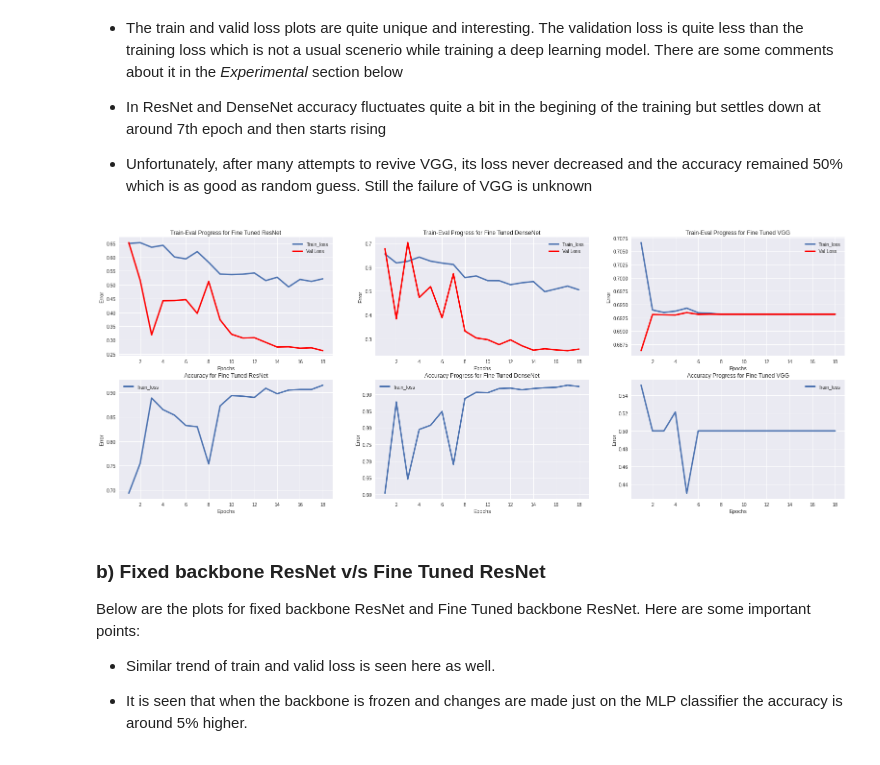
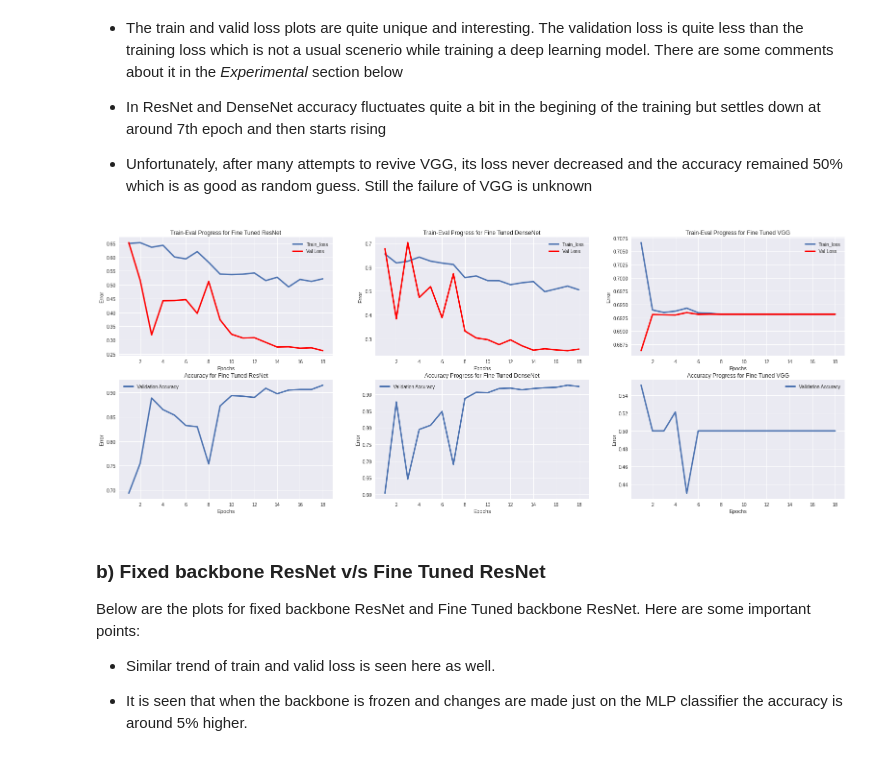
Before and after one commit to vardeep-sandhu/CudaLab, a Jupyter notebook: Sheet04/Sheet04.ipynb, the cells around one changed output. Drawn from its saved outputs; the diff is of its cells as text; code cells hidden in the pictures.

```diff
--- a/Sheet04/Sheet04.ipynb
+++ b/Sheet04/Sheet04.ipynb
@@ -519,39 +519,39 @@ ax[0][2].set_xticks(np.arange(2, 19, step=2))
 ax[0][2].set_title("Train-Eval Progress for Fine Tuned VGG")
 
 # accuracy
-ax[1][0].plot(stats_resnet_finetuned['epoch'], stats_resnet_finetuned['valid_acc'], label="Train_loss", linewidth=3)
+ax[1][0].plot(stats_resnet_finetuned['epoch'], stats_resnet_finetuned['valid_acc'], label="Validation Accuracy", linewidth=3)
 # ax[1][0].plot(stats_resnet_finetuned['epoch'], stats_resnet_finetuned['val_loss'], label="Val Loss", c='red', linewidth=3)
 ax[1][0].legend(loc='best')
 ax[1][0].set_xlabel("Epochs")
 ax[1][0].set_ylabel("Error")
 ax[1][0].set_xticks(np.arange(2, 19, step=2))
 
 ax[1][0].set_title("Accuracy for Fine Tuned ResNet")
 
 
-ax[1][1].plot(stats_dense_finetuned['epoch'], stats_dense_finetuned['valid_acc'], label="Train_loss", linewidth=3)
+ax[1][1].plot(stats_dense_finetuned['epoch'], stats_dense_finetuned['valid_acc'], label="Validation Accuracy", linewidth=3)
 # ax[1][1].plot(stats_dense_finetuned['epoch'], stats_dense_finetuned['val_loss'], label="Val Loss", c='red', linewidth=3)
 ax[1][1].legend(loc='best')
 ax[1][1].set_xlabel("Epochs")
 ax[1][1].set_ylabel("Error")
 ax[1][1].set_xticks(np.arange(2, 19, step=2))
 
 ax[1][1].set_title("Accuracy Progress for Fine Tuned DenseNet")
 
 
-ax[1][2].plot(stats_vgg_finetuned['epoch'], stats_vgg_finetuned['valid_acc'], label="Train_loss", linewidth=3)
+ax[1][2].plot(stats_vgg_finetuned['epoch'], stats_vgg_finetuned['valid_acc'], label="Validation Accuracy", linewidth=3)
 # ax[1][2].plot(stats_vgg_finetuned['epoch'], stats_vgg_finetuned['val_loss'], label="Val Loss", c='red', linewidth=3)
 ax[1][2].legend(loc='best')
 ax[1][2].set_xlabel("Epochs")
 ax[1][2].set_ylabel("Error")
 ax[1][2].set_xticks(np.arange(2, 19, step=2))
 
 ax[1][2].set_title("Accuracy Progress for Fine Tuned VGG")
 
 
 plt.show()
 # %% [output]
-[figure, old version]
+[figure, new version]
 # %% [markdown]
 ### b) Fixed backbone ResNet v/s Fine Tuned ResNet
 
```
Also changed, not shown: parts of 3 cells of this notebook, 1 other file.
